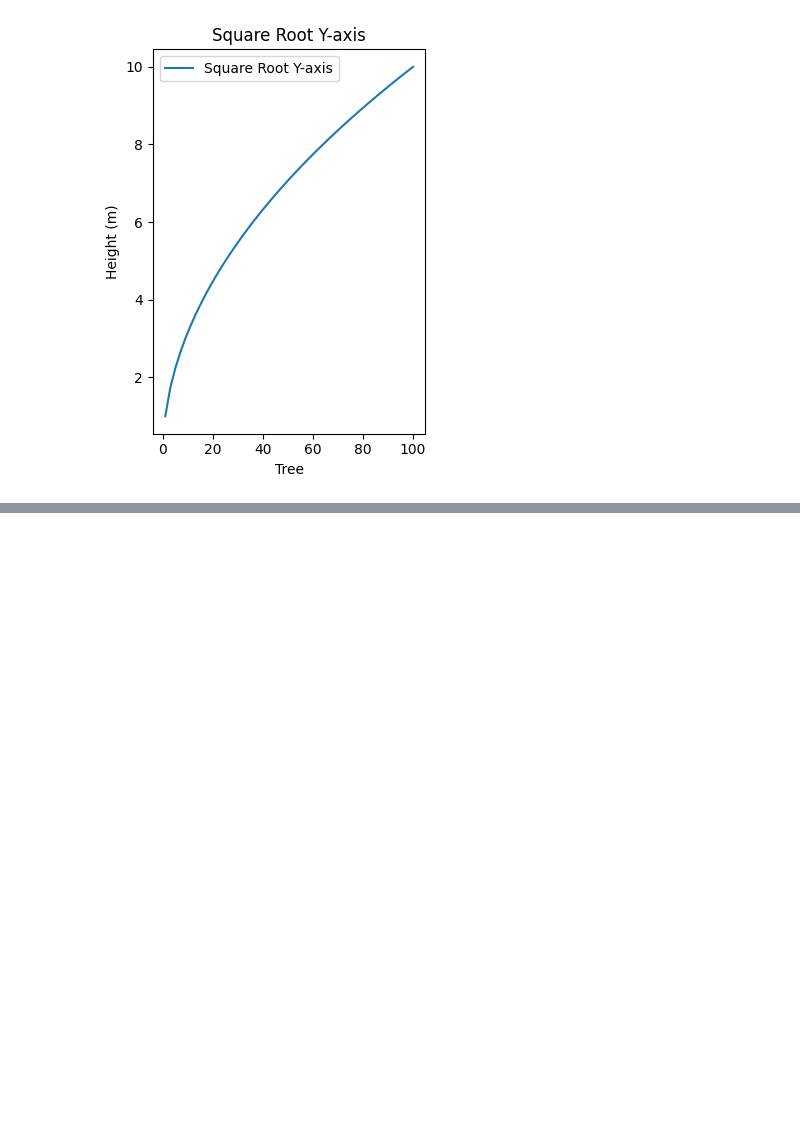
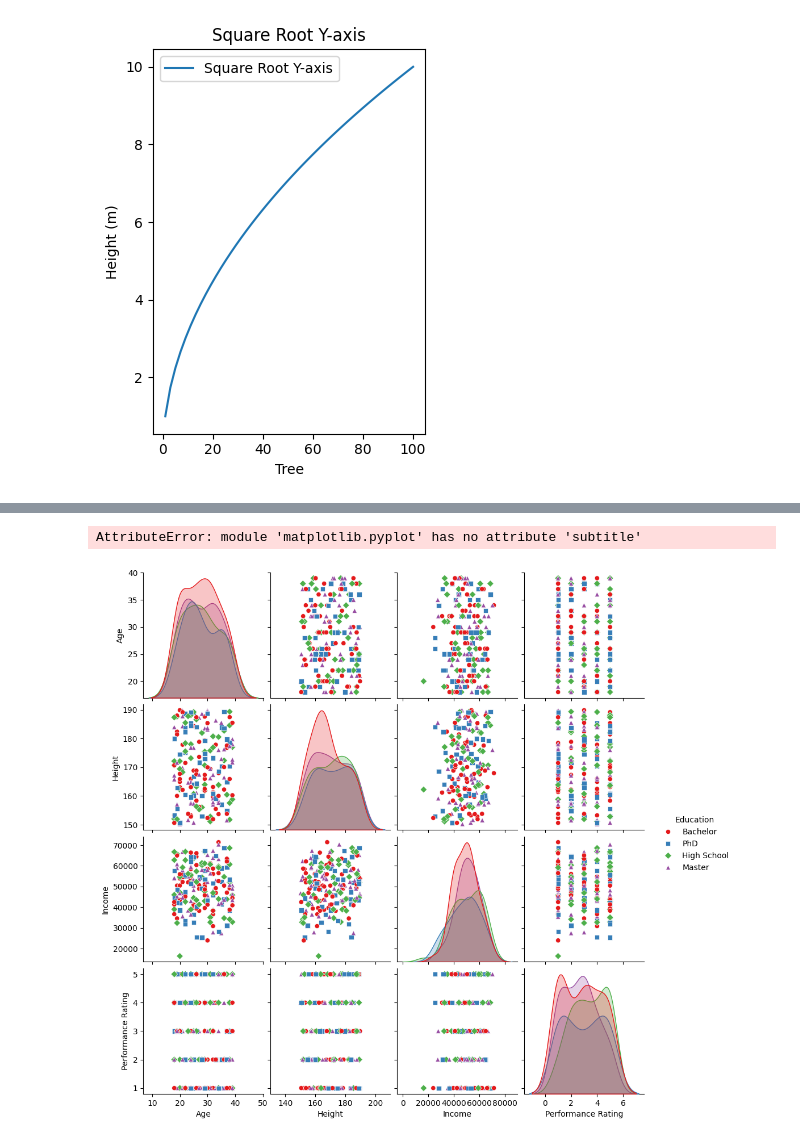
Before and after one commit to Auxilus08/DHV, a Jupyter notebook: Practical6.ipynb, the cells around one changed output, grey strips where cells are left out. Cells and saved outputs as stored; diff of their text form; code cells hidden in the pictures; blank space fills up the shorter version.

```diff
--- a/Practical6.ipynb
+++ b/Practical6.ipynb
@@ -39,0 +55,21 @@ plt.show()
+# %%
+np.random.seed(42)
+num_samples = 200
+
+data = {
+    'Age': np.random.randint(18, 40, num_samples),
+    'Height': np.random.uniform(150, 190, num_samples),
+    'Income': np.random.normal(50000, 10000, num_samples),
+    'Education': np.random.choice(['High School', 'Bachelor', 'Master', 'PhD'], num_samples),
+    'Performance Rating': np.random.randint(1, 6, num_samples)
+}
+
+df = pd.DataFrame(data)
+# %%
+# create a pairplot with five scales
+sns.pairplot(df, hue='Education', palette='Set1', markers=['o', 's', 'D', '^'])
+plt.subtitle('Pair PLot with five scales', y = 1.02)
+plt.show()
+# %% [output]
+AttributeError: module 'matplotlib.pyplot' has no attribute 'subtitle'
+[figure, added]
```
Also changed, not shown: parts of 2 cells of this notebook.
